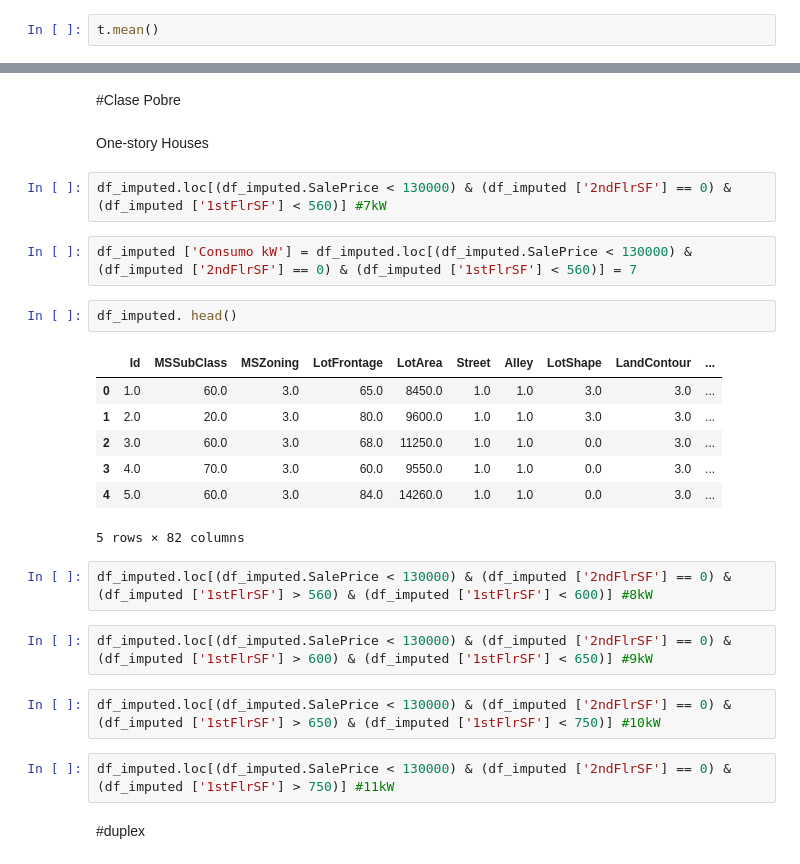
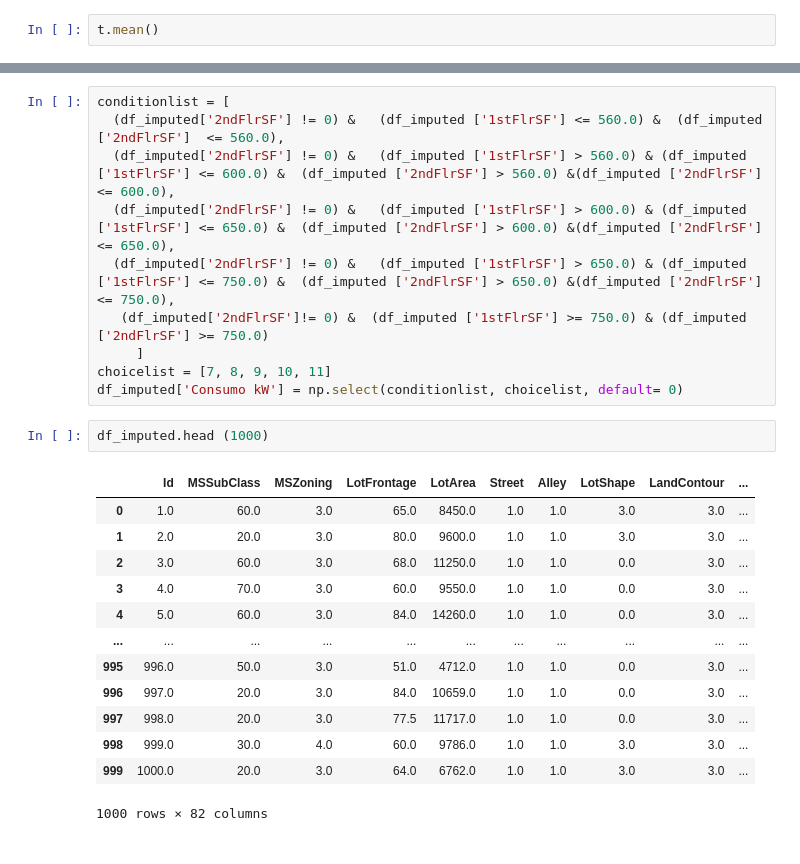
Before and after one commit to santiagoruizs/IML_Proyecto_Final, a Jupyter notebook: colabs/housing.ipynb, the cells around one changed output, grey strips where cells are left out. Saved outputs shown, nothing was run; the diff lists cells and outputs as text.

```diff
--- a/colabs/housing.ipynb
+++ b/colabs/housing.ipynb
@@ -517,29 +517,26 @@ df_imputed['SalePrice'].describe ()
-# %% [markdown]
-#Clase Pobre
-# %% [markdown]
-
-One-story Houses
-# %%
-df_imputed.loc[(df_imputed.SalePrice < 130000) & (df_imputed ['2ndFlrSF'] == 0) & (df_imputed ['1stFlrSF'] < 560)] #7kW
-# %%
-df_imputed ['Consumo kW'] = df_imputed.loc[(df_imputed.SalePrice < 130000) & (df_imputed ['2ndFlrSF'] == 0) & (df_imputed ['1stFlrSF'] < 560)] = 7
+# %%
+conditionlist = [
+  (df_imputed['2ndFlrSF'] != 0) &   (df_imputed ['1stFlrSF'] <= 560.0) &  (df_imputed ['2ndFlrSF']  <= 560.0),
+  (df_imputed['2ndFlrSF'] != 0) &   (df_imputed ['1stFlrSF'] > 560.0) & (df_imputed ['1stFlrSF'] <= 600.0) &  (df_imputed ['2ndFlrSF'] > 560.0) &(df_imputed ['2ndFlrSF'] <= 600.0),
+  (df_imputed['2ndFlrSF'] != 0) &   (df_imputed ['1stFlrSF'] > 600.0) & (df_imputed ['1stFlrSF'] <= 650.0) &  (df_imputed ['2ndFlrSF'] > 600.0) &(df_imputed ['2ndFlrSF'] <= 650.0),
+  (df_imputed['2ndFlrSF'] != 0) &   (df_imputed ['1stFlrSF'] > 650.0) & (df_imputed ['1stFlrSF'] <= 750.0) &  (df_imputed ['2ndFlrSF'] > 650.0) &(df_imputed ['2ndFlrSF'] <= 750.0),
+   (df_imputed['2ndFlrSF']!= 0) &  (df_imputed ['1stFlrSF'] >= 750.0) & (df_imputed ['2ndFlrSF'] >= 750.0)
+     ]
+choicelist = [7, 8, 9, 10, 11]
+df_imputed['Consumo kW'] = np.select(conditionlist, choicelist, default= 0)
 # %%
-df_imputed. head()
+df_imputed.head (1000)
 # %% [output]
 |  | Id | MSSubClass | MSZoning | LotFrontage | LotArea | Street | Alley | LotShape | LandContour | ... |
 | 0 | 1.0 | 60.0 | 3.0 | 65.0 | 8450.0 | 1.0 | 1.0 | 3.0 | 3.0 | ... |
 | 1 | 2.0 | 20.0 | 3.0 | 80.0 | 9600.0 | 1.0 | 1.0 | 3.0 | 3.0 | ... |
 | 2 | 3.0 | 60.0 | 3.0 | 68.0 | 11250.0 | 1.0 | 1.0 | 0.0 | 3.0 | ... |
 | 3 | 4.0 | 70.0 | 3.0 | 60.0 | 9550.0 | 1.0 | 1.0 | 0.0 | 3.0 | ... |
 | 4 | 5.0 | 60.0 | 3.0 | 84.0 | 14260.0 | 1.0 | 1.0 | 0.0 | 3.0 | ... |
+| ... | ... | ... | ... | ... | ... | ... | ... | ... | ... | ... |
+| 995 | 996.0 | 50.0 | 3.0 | 51.0 | 4712.0 | 1.0 | 1.0 | 0.0 | 3.0 | ... |
+| 996 | 997.0 | 20.0 | 3.0 | 84.0 | 10659.0 | 1.0 | 1.0 | 0.0 | 3.0 | ... |
+| 997 | 998.0 | 20.0 | 3.0 | 77.5 | 11717.0 | 1.0 | 1.0 | 0.0 | 3.0 | ... |
+| 998 | 999.0 | 30.0 | 4.0 | 60.0 | 9786.0 | 1.0 | 1.0 | 3.0 | 3.0 | ... |
+| 999 | 1000.0 | 20.0 | 3.0 | 64.0 | 6762.0 | 1.0 | 1.0 | 3.0 | 3.0 | ... |
-5 rows × 82 columns
+1000 rows × 82 columns
-# %%
-df_imputed.loc[(df_imputed.SalePrice < 130000) & (df_imputed ['2ndFlrSF'] == 0) & (df_imputed ['1stFlrSF'] > 560) & (df_imputed ['1stFlrSF'] < 600)] #8kW
-# %%
-df_imputed.loc[(df_imputed.SalePrice < 130000) & (df_imputed ['2ndFlrSF'] == 0) & (df_imputed ['1stFlrSF'] > 600) & (df_imputed ['1stFlrSF'] < 650)] #9kW
-# %%
-df_imputed.loc[(df_imputed.SalePrice < 130000) & (df_imputed ['2ndFlrSF'] == 0) & (df_imputed ['1stFlrSF'] > 650) & (df_imputed ['1stFlrSF'] < 750)] #10kW
-# %%
-df_imputed.loc[(df_imputed.SalePrice < 130000) & (df_imputed ['2ndFlrSF'] == 0) & (df_imputed ['1stFlrSF'] > 750)] #11kW
-# %% [markdown]
-#duplex
```
Also changed, not shown: parts of 26 cells of this notebook.
